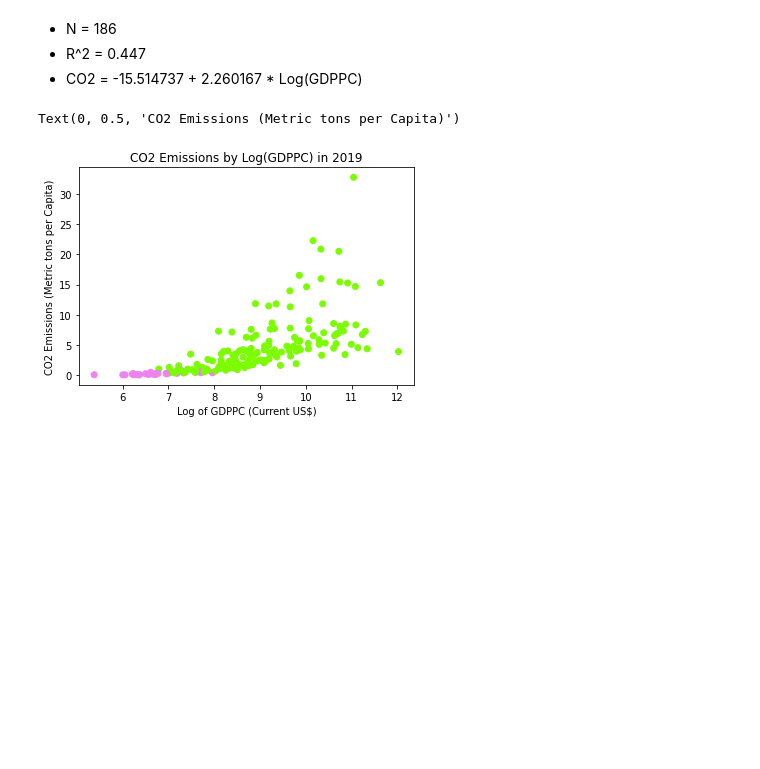
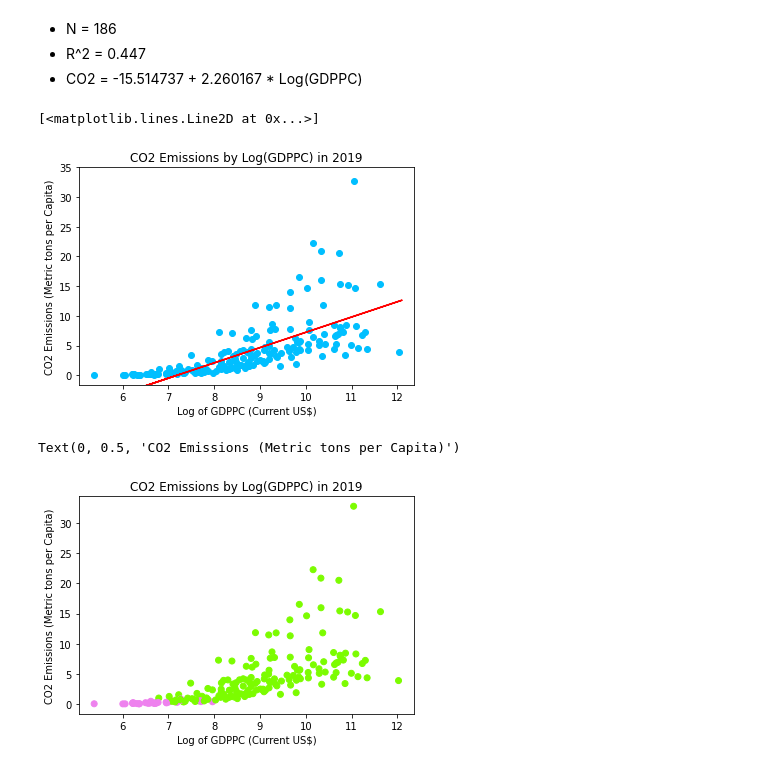
Before and after one commit to j-chu33/Senior-Project-Winter-2023, a Jupyter notebook: Senior_Project_Graphs.ipynb, the cells around one changed output. Cells and saved outputs as stored; diff of their text form; code cells hidden in the pictures; blank space fills up the shorter version.

```diff
--- a/Senior_Project_Graphs.ipynb
+++ b/Senior_Project_Graphs.ipynb
@@ -277,6 +272,22 @@ lr.params, lr.summary()
 * N = 186
 * R^2 = 0.447
 * CO2 = -15.514737 + 2.260167 * Log(GDPPC)
+# %%
+# Graph a scatterplot of Log(GDPPC) and CO2 for 2019
+df_2019 = df_analysis[df_analysis.Year == 2019]
+
+plt.scatter(df_2019['Log(GDPPC)'], df_2019['CO2 Emissions (Metric Tons per Capita)'], c='deepskyblue')
+plt.yticks(np.arange(0, 40, 5))
+plt.title('CO2 Emissions by Log(GDPPC) in 2019')
+plt.xlabel('Log of GDPPC (Current US$)')
+plt.ylabel('CO2 Emissions (Metric tons per Capita)')
+
+plt.autoscale(False)
+slr = -18.492927 + 2.572615 * df_analysis['Log(GDPPC)']
+plt.plot(df_analysis['Log(GDPPC)'], slr,'-r')
+# %% [output]
+[<matplotlib.lines.Line2D at 0x...>]
+[figure, added]
 # %%
 # Create new categorical variable to determine if country is Developed or Developing. HDI of greater than 0.55 is developed, HDI of less than or equal to 0.55 is developing.
 conditions = [
```
Also changed, not shown: parts of 9 cells of this notebook.
